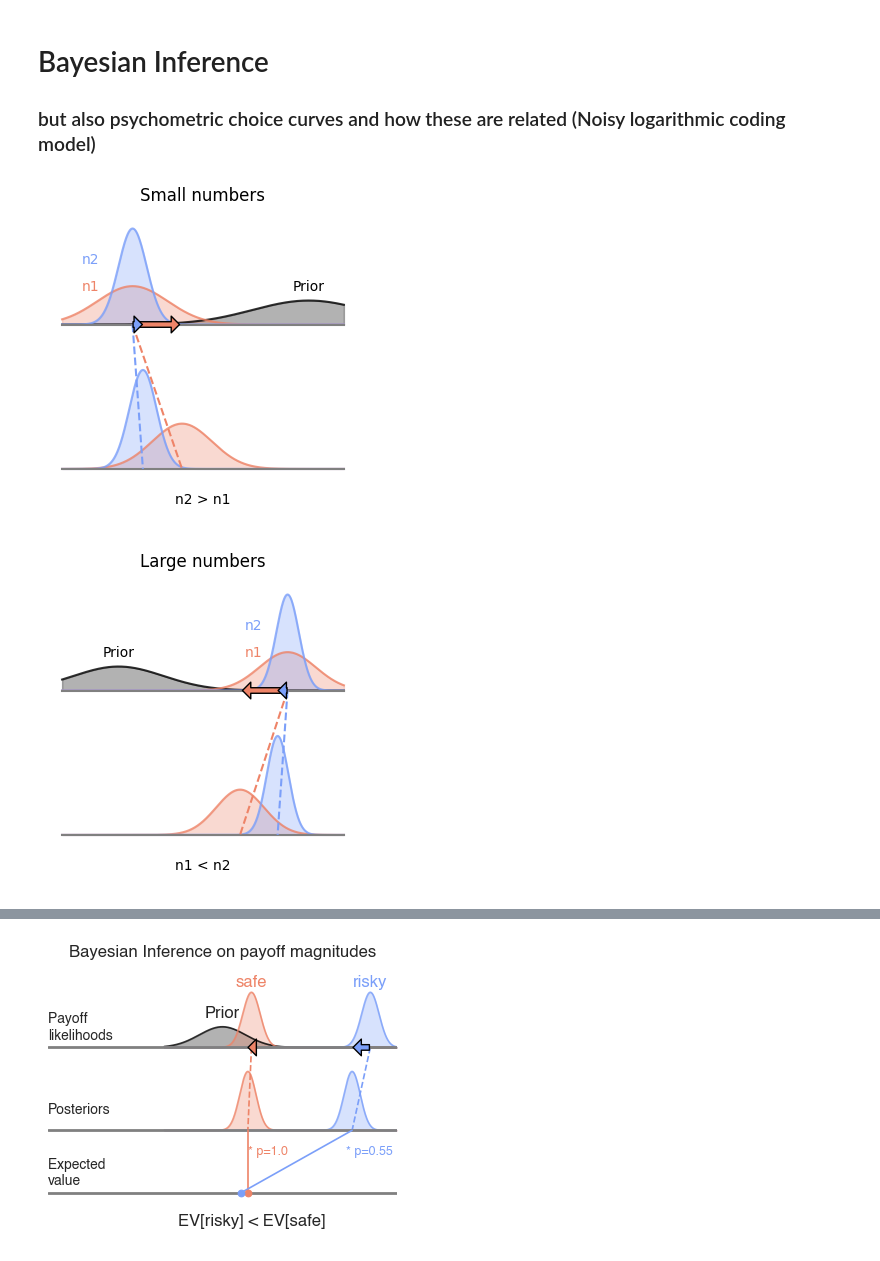
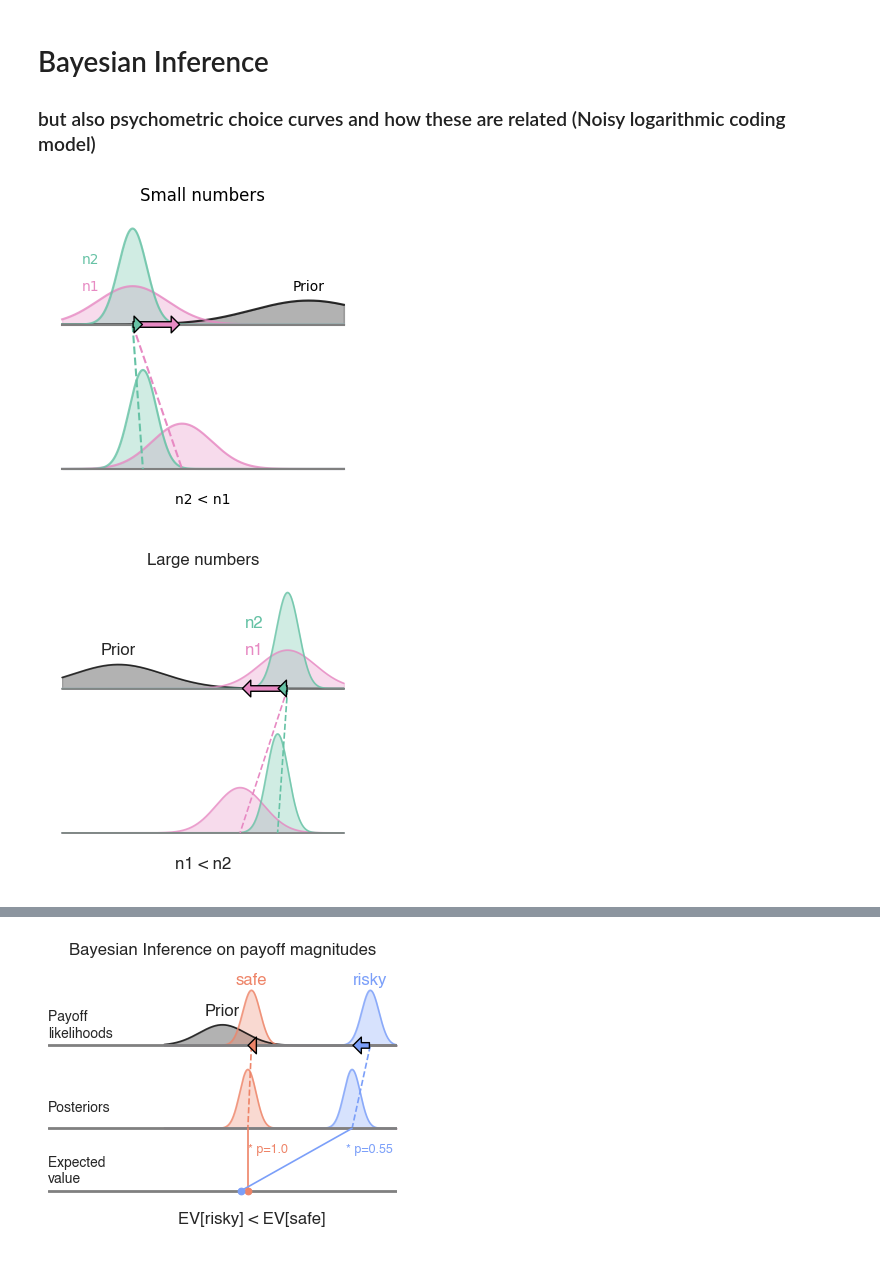
Before and after one commit to mrenke/numrisk, a Jupyter notebook: numrisk/behavior_magjudge/vis_bayInferenceProcess.ipynb, the cells around one changed output, grey strips where cells are left out. Cells and saved outputs as stored; diff of their text form; code cells hidden in the pictures.

```diff
--- a/numrisk/behavior_magjudge/vis_bayInferenceProcess.ipynb
+++ b/numrisk/behavior_magjudge/vis_bayInferenceProcess.ipynb
@@ -15,7 +15,7 @@ plot_folder_path = '/Users/mrenke/Desktop/plots/BayInf_numerosities'
 bids_folder = '/Users/mrenke/data/ds-dnumrisk'
 plot_folder = op.join(bids_folder, 'plots_and_ims', 'poster_SNE24')
 
-palette = sns.color_palette('coolwarm', 4)#[::-1]
+palette = palette = sns.color_palette('Set2', 4)#[::-1] #sns.color_palette('coolwarm', 4)#[::-1]
 # %%
 def get_posterior(mu1, sd1, mu2, sd2):
     var1, var2 = sd1**2, sd2**2
@@ -43,36 +43,36 @@ plot_dist(mu_prior, std_prior, color='black', label='Prior')
 plot_dist(mu_n1, sd_n1, color=palette[3], label='n1')
 plot_dist(mu_n2, sd_n2, color=palette[0], label='n2')
 plt.plot([1.5,5.5], [0,0], color='grey')
 
 plt.axis('off')
 
 # posterior beneath
 y = -3 # y-positions
 plot_dist(mu_post_n1, sd_post_n1, color=palette[3], label='n1', y=y)
 plot_dist(mu_post_n2, sd_post_n2, color=palette[0], label='n2', y=y)
 plt.plot([1.5,5.5], [y,y], color='grey')
 
 # likelihood - posterior connecting lines
 plt.plot([mu_n1, mu_post_n1], [0,y], color=palette[3], ls='--')
 plt.plot([mu_n2, mu_post_n2], [0,y], color=palette[0], ls='--')
 
 # annotations
 x_anot_offset = 0.6 # negative when likelihood larger than prior
 ax.annotate('Prior', (mu_prior, 0.65), ha='center', va='bottom')
 ax.annotate('n1', (mu_n1-x_anot_offset, 0.65), ha='center', va='bottom', color=palette[3])
 ax.annotate('n2', (mu_n2-x_anot_offset, 1.2), ha='center', va='bottom', color=palette[0])
 
 # arrow
 plt.annotate('', xytext=(mu_n1, 0), xy=(mu_post_n1, 0), arrowprops={"facecolor":palette[3], 'edgecolor':'k', "linewidth":1., 'shrink':0.05, 'headlength':6})
 plt.annotate('', xytext=(mu_n2, 0), xy=(mu_post_n2, 0), arrowprops={"facecolor":palette[0], 'edgecolor':'k', "linewidth":1., 'shrink':0.05, 'headlength':6})
 
 
 ax.set_ylim(y-1,2.4)
 ax.title.set_text('Small numbers')
-plt.gca().annotate('n2 > n1', (3.5, y-0.5),  ha='center', va='top')
-plt.savefig(op.join(plot_folder, f'mag_bayInf_smallNumbers.pdf'), bbox_inches='tight')
+plt.gca().annotate('n2 < n1', (3.5, y-0.5),  ha='center', va='top')
+plt.savefig(op.join(plot_folder_path, f'mag_bayInf_smallNumbers.pdf'), bbox_inches='tight')
 # %% [output]
-[figure, old version]
+[figure, new version]
 # %%
 x = np.linspace(4, 9, 1000)
 
@@ -123,6 +123,6 @@ plt.annotate('', xytext=(mu_n2, 0), xy=(mu_post_n2, 0), arrowprops={"facecolor":
 ax.set_ylim(y-1,2.4)
 ax.title.set_text('Large numbers')
 plt.gca().annotate('n1 < n2', (6.5, y-0.5),  ha='center', va='top')
-plt.savefig(op.join(plot_folder, f'mag_bayInf_largeNumbers.pdf'), bbox_inches='tight')
+plt.savefig(op.join(plot_folder_path, f'mag_bayInf_largeNumbers.pdf'), bbox_inches='tight')
 # %% [output]
-[figure, old version]
+[figure, new version]
```
Also changed, not shown: parts of 4 cells of this notebook, 2 other files.
